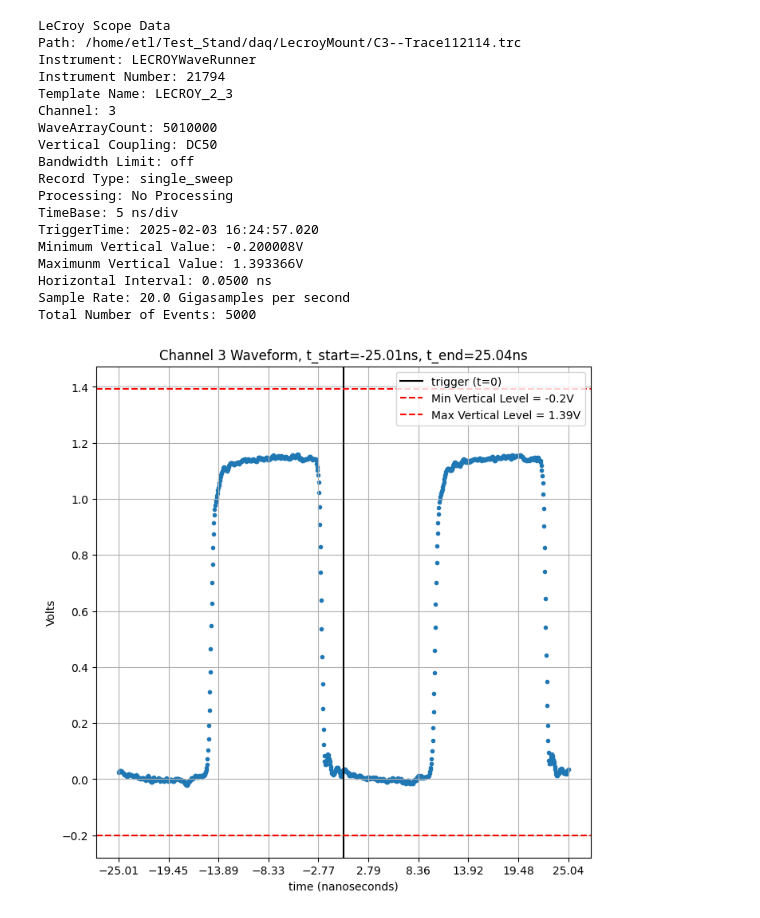
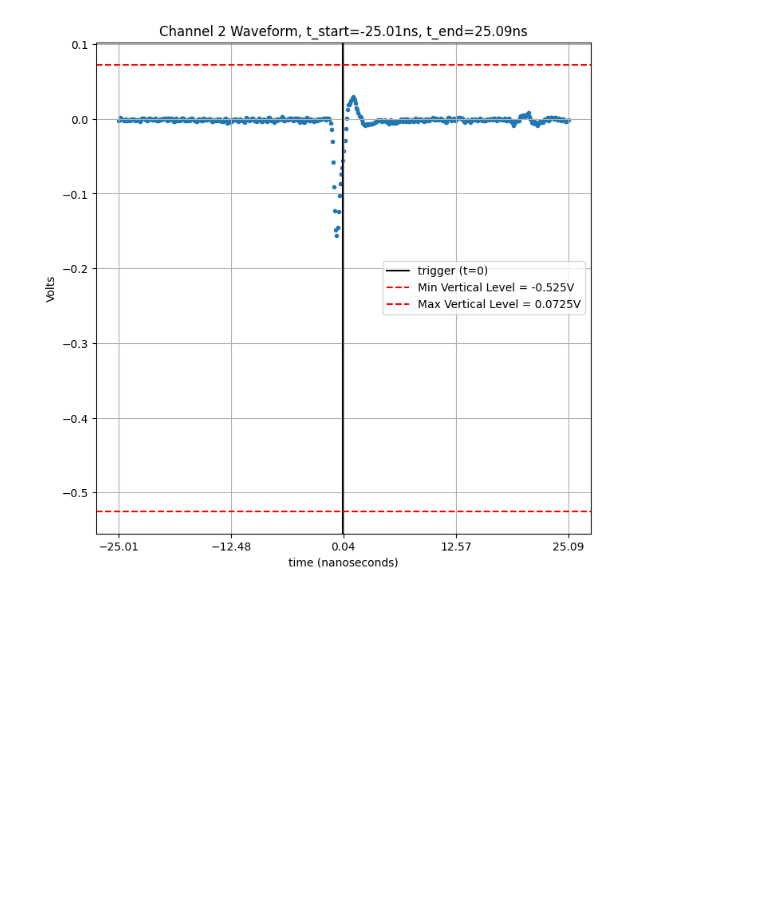
Before and after one commit to leonardolanteri/ETL_TestingDAQ, a Jupyter notebook: notebooks/osc_trc_qa_prototyping.ipynb, the cells around one changed output. Saved outputs shown, nothing was run; the diff lists cells and outputs as text; code cells hidden in the pictures; blank space fills up the shorter version.

```diff
--- a/notebooks/osc_trc_qa_prototyping.ipynb
+++ b/notebooks/osc_trc_qa_prototyping.ipynb
@@ -9,28 +10,10 @@ from importlib import reload
 # %%
 # sudo mount -t cifs //192.168.0.6/Waveforms /home/etl/Test_Stand/daq/LecroyMount -o user=mothra,uid=etl,gid=etl,vers=2.0
 reload(lecroy)
-run = 112114
-trace_file = lambda chnl, run: Path(f'/home/etl/Test_Stand/daq/LecroyMount/C{chnl}--Trace{run}.trc')
-pulse = lecroy.LecroyReader(trace_file(chnl=3,run=run))
+run = 2800
+trace_file = lambda chnl, run: Path(f'/media/etl/ETL_DESY_Backup/Desy_Mar24/LecroyRaw/C{chnl}--Trace{run}.trc')
+pulse = lecroy.LecroyReader(trace_file(chnl=2,run=run))
 event = 5
 pulse.plot_event(event)
 # %% [output]
-LeCroy Scope Data
-Path: /home/etl/Test_Stand/daq/LecroyMount/C3--Trace112114.trc
-Instrument: LECROYWaveRunner
-Instrument Number: 21794
-Template Name: LECROY_2_3
-Channel: 3
-WaveArrayCount: 5010000
-Vertical Coupling: DC50
-Bandwidth Limit: off
-Record Type: single_sweep
-Processing: No Processing
-TimeBase: 5 ns/div
-TriggerTime: 2025-02-03 16:24:57.020
-Minimum Vertical Value: -0.200008V
-Maximunm Vertical Value: 1.393366V
-Horizontal Interval: 0.0500 ns
-Sample Rate: 20.0 Gigasamples per second
-Total Number of Events: 5000
-[figure, old version]
+[figure, new version]
```
Also changed, not shown: parts of 6 cells of this notebook, 2 other files.
